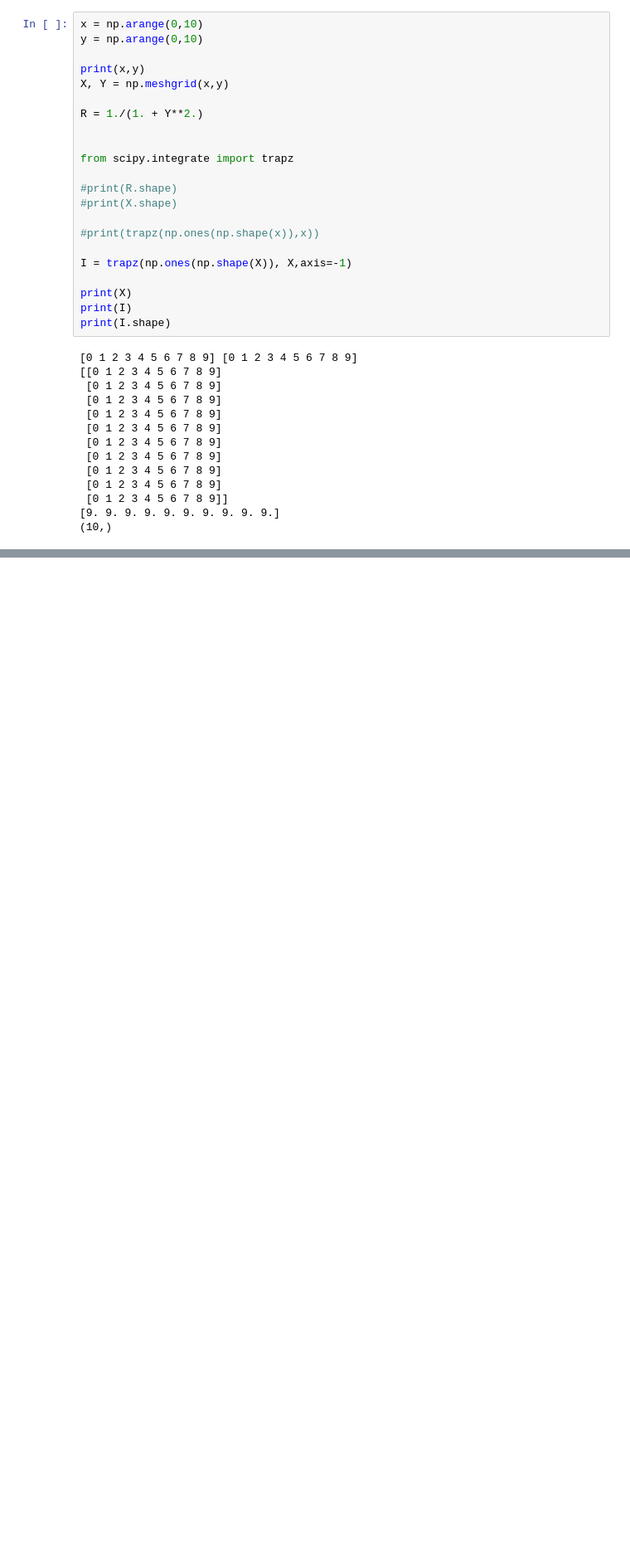
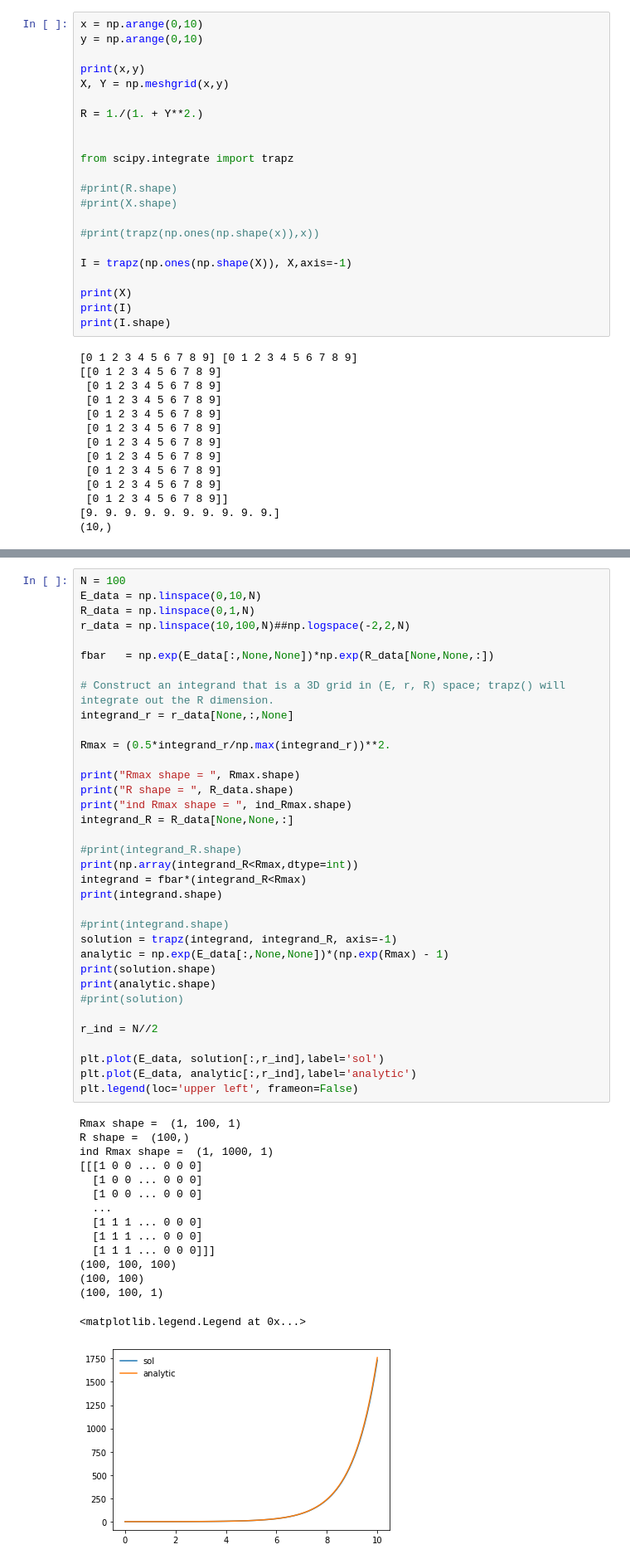
Before and after one commit to nomahen/FokkerPlanck, a Jupyter notebook: cluster_init.ipynb, the cells around one changed output, grey strips where cells are left out. Shown at 83% size. Cells and saved outputs as stored; diff of their text form; blank space fills up the shorter version.

```diff
--- a/cluster_init.ipynb
+++ b/cluster_init.ipynb
@@ -148,0 +222,51 @@ print(X_new.shape,X_new[:,:,0].shape)
+# %%
+N = 100
+E_data = np.linspace(0,10,N)
+R_data = np.linspace(0,1,N)
+r_data = np.linspace(10,100,N)##np.logspace(-2,2,N)
+
+fbar   = np.exp(E_data[:,None,None])*np.exp(R_data[None,None,:])
+
+# Construct an integrand that is a 3D grid in (E, r, R) space; trapz() will integrate out the R dimension.
+integrand_r = r_data[None,:,None]
+
+Rmax = (0.5*integrand_r/np.max(integrand_r))**2.
+
+print("Rmax shape = ", Rmax.shape)
+print("R shape = ", R_data.shape)
+print("ind Rmax shape = ", ind_Rmax.shape)
+integrand_R = R_data[None,None,:]
+
+#print(integrand_R.shape)
+print(np.array(integrand_R<Rmax,dtype=int))
+integrand = fbar*(integrand_R<Rmax)
+print(integrand.shape)
+
+#print(integrand.shape)
+solution = trapz(integrand, integrand_R, axis=-1)
+analytic = np.exp(E_data[:,None,None])*(np.exp(Rmax) - 1)
+print(solution.shape)
+print(analytic.shape)
+#print(solution)
+
+r_ind = N//2
+
+plt.plot(E_data, solution[:,r_ind],label='sol')
+plt.plot(E_data, analytic[:,r_ind],label='analytic')
+plt.legend(loc='upper left', frameon=False)
+# %% [output]
+Rmax shape =  (1, 100, 1)
+R shape =  (100,)
+ind Rmax shape =  (1, 1000, 1)
+[[[1 0 0 ... 0 0 0]
+  [1 0 0 ... 0 0 0]
+  [1 0 0 ... 0 0 0]
+  ...
+  [1 1 1 ... 0 0 0]
+  [1 1 1 ... 0 0 0]
+  [1 1 1 ... 0 0 0]]]
+(100, 100, 100)
+(100, 100)
+(100, 100, 1)
+<matplotlib.legend.Legend at 0x...>
+[figure, added]
```
Also changed, not shown: parts of 19 cells of this notebook.
